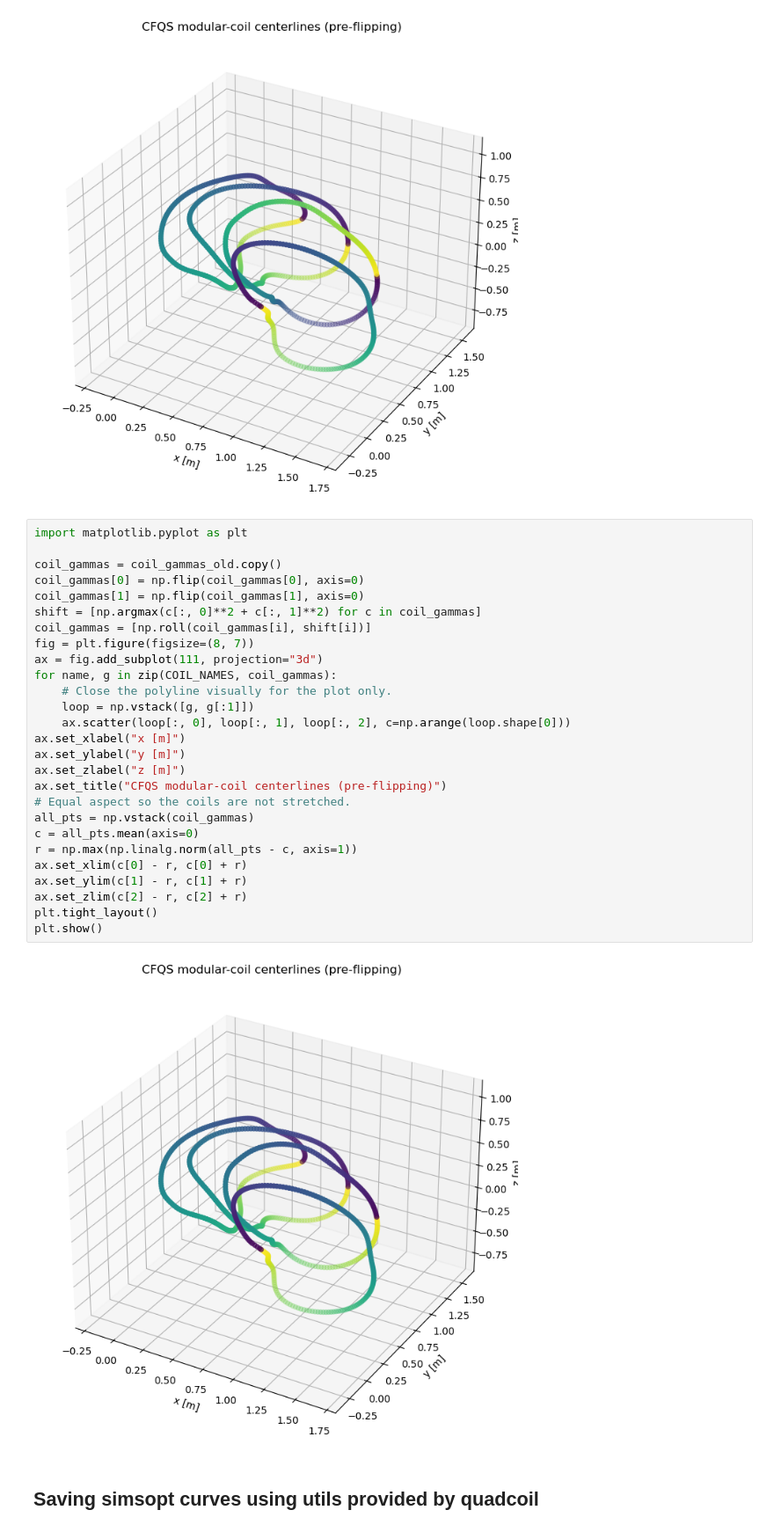
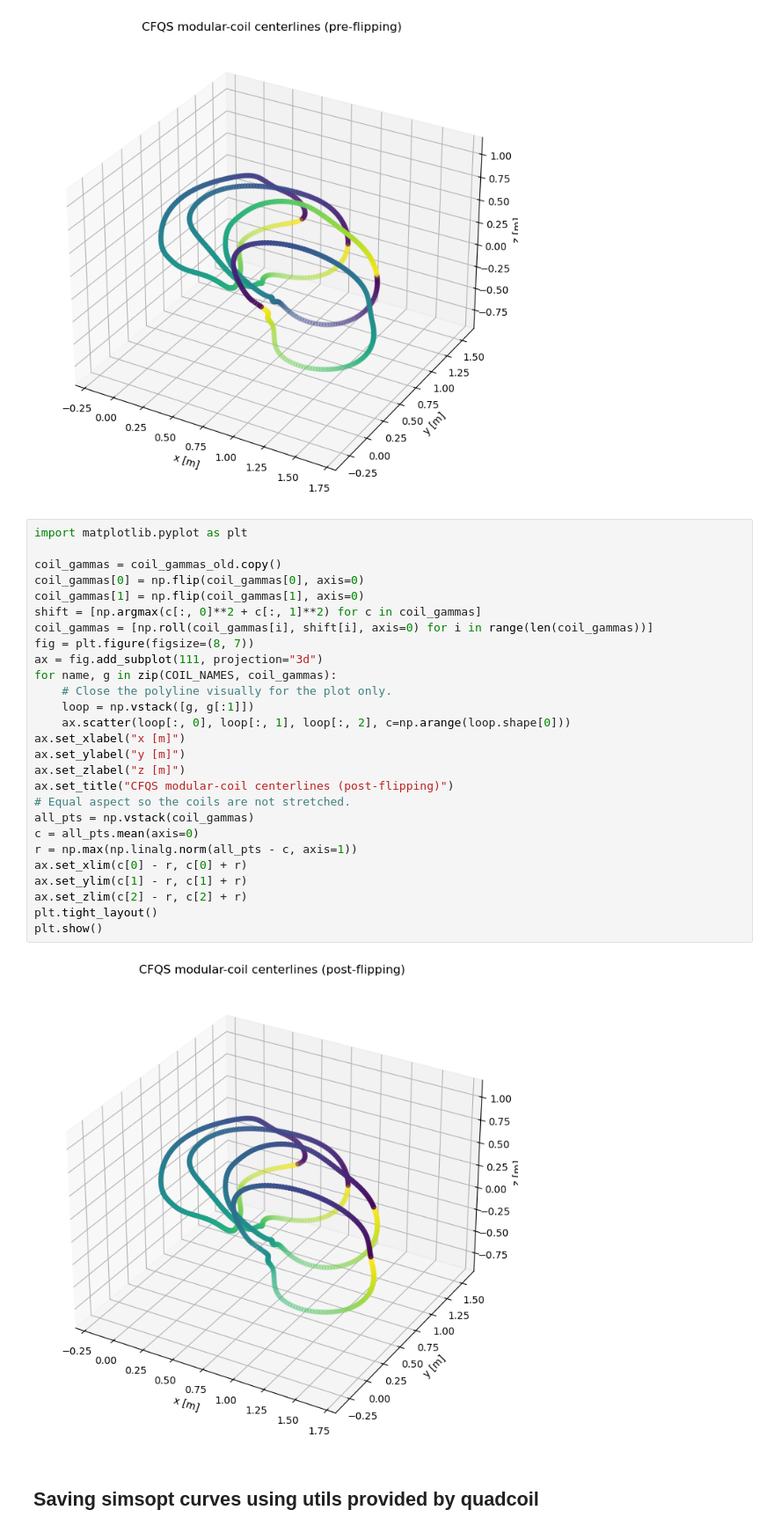
Before and after one commit to lankef/fem-data, a Jupyter notebook: cfqs-data/step_to_simsopt.ipynb, the cells around one changed output. Shown at 88% size. Drawn from its saved outputs; the diff is of its cells as text.

```diff
--- a/cfqs-data/step_to_simsopt.ipynb
+++ b/cfqs-data/step_to_simsopt.ipynb
@@ -389,32 +389,32 @@ plt.show()
 # %%
 import matplotlib.pyplot as plt
 
 coil_gammas = coil_gammas_old.copy()
 coil_gammas[0] = np.flip(coil_gammas[0], axis=0)
 coil_gammas[1] = np.flip(coil_gammas[1], axis=0)
 shift = [np.argmax(c[:, 0]**2 + c[:, 1]**2) for c in coil_gammas]
-coil_gammas = [np.roll(coil_gammas[i], shift[i])]
+coil_gammas = [np.roll(coil_gammas[i], shift[i], axis=0) for i in range(len(coil_gammas))]
 fig = plt.figure(figsize=(8, 7))
 ax = fig.add_subplot(111, projection="3d")
 for name, g in zip(COIL_NAMES, coil_gammas):
     # Close the polyline visually for the plot only.
     loop = np.vstack([g, g[:1]])
     ax.scatter(loop[:, 0], loop[:, 1], loop[:, 2], c=np.arange(loop.shape[0]))
 ax.set_xlabel("x [m]")
 ax.set_ylabel("y [m]")
 ax.set_zlabel("z [m]")
-ax.set_title("CFQS modular-coil centerlines (pre-flipping)")
+ax.set_title("CFQS modular-coil centerlines (post-flipping)")
 # Equal aspect so the coils are not stretched.
 all_pts = np.vstack(coil_gammas)
 c = all_pts.mean(axis=0)
 r = np.max(np.linalg.norm(all_pts - c, axis=1))
 ax.set_xlim(c[0] - r, c[0] + r)
 ax.set_ylim(c[1] - r, c[1] + r)
 ax.set_zlim(c[2] - r, c[2] + r)
 plt.tight_layout()
 plt.show()
 # %% [output]
-[figure, old version]
+[figure, new version]
 # %% [markdown]
 ## Saving simsopt curves using utils provided by quadcoil
 # %%
```
